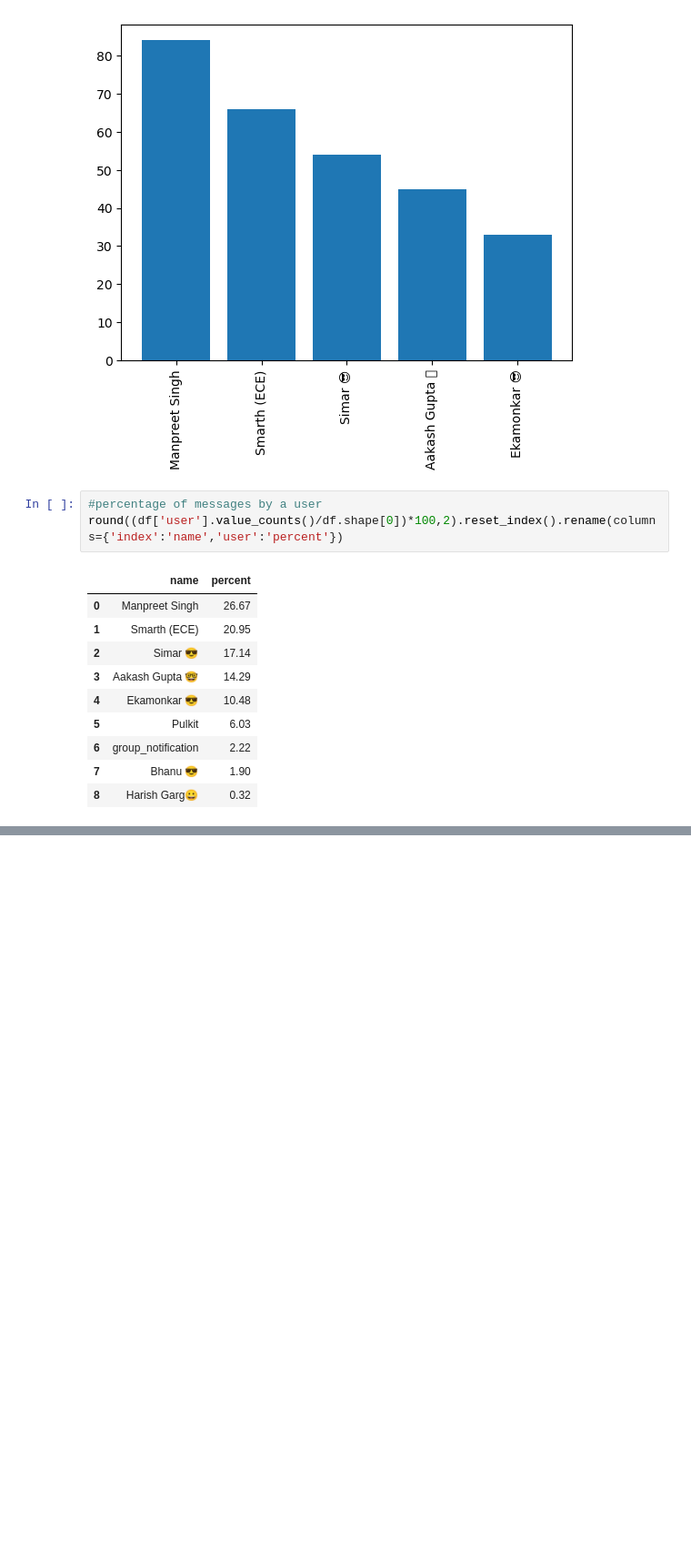
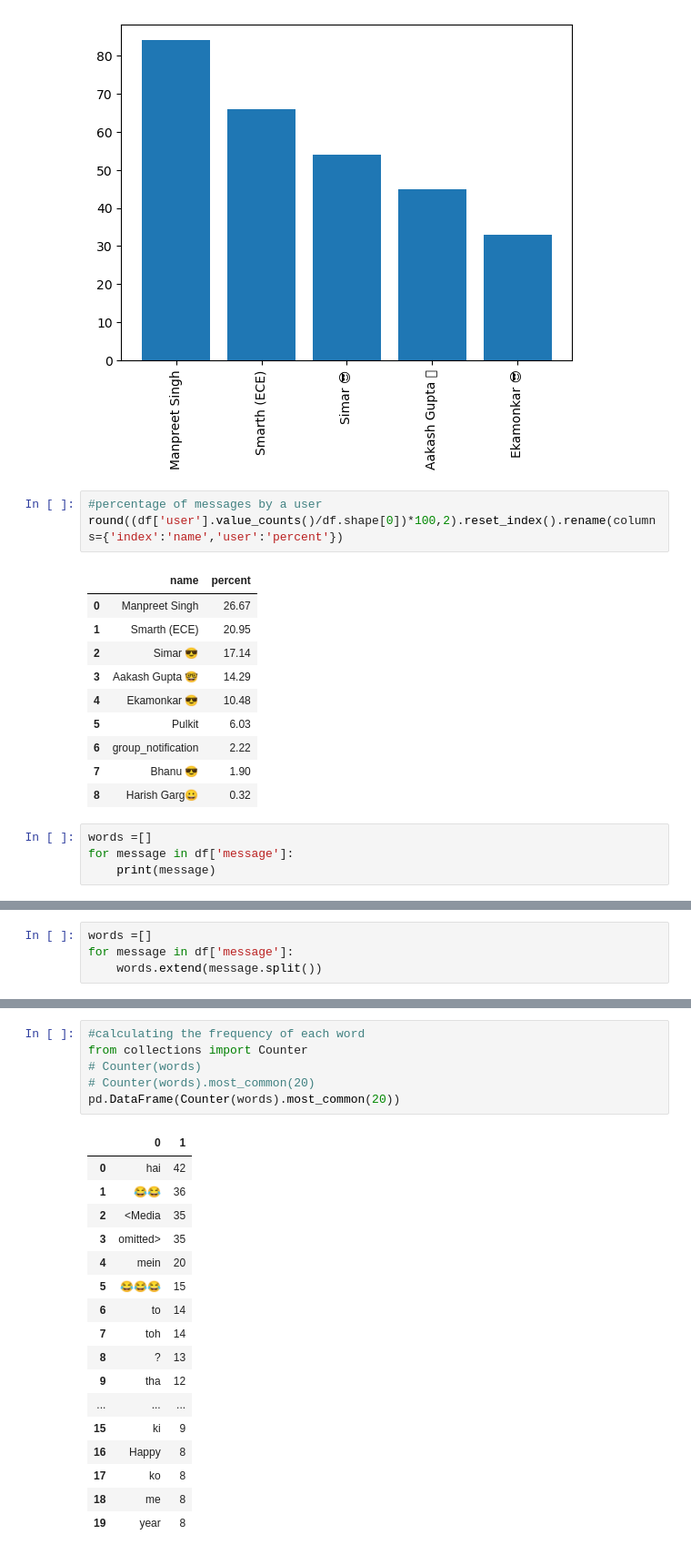
Before and after one commit to Tracer786/WhatsApp-Chat-Analyzer, a Jupyter notebook: WhatsApp Chat Analysis.ipynb, the cells around one changed output, grey strips where cells are left out. Shown: that part at 91% size. Cells and saved outputs as stored; diff of their text form; blank space fills up the shorter version.

Commit message:
Word Frequency (Jyputer)
Calculating the frequency of each word

```diff
--- a/WhatsApp Chat Analysis.ipynb
+++ b/WhatsApp Chat Analysis.ipynb
@@ -379,3 +379,7 @@ round((df['user'].value_counts()/df.shape[0])*100,2).reset_index().rename(column
 | 6 | group_notification | 2.22 |
 | 7 | Bhanu 😎 | 1.90 |
 | 8 | Harish Garg😀 | 0.32 |
+# %%
+words =[]
+for message in df['message']:
+    print(message)
@@ -381,0 +404,4 @@ round((df['user'].value_counts()/df.shape[0])*100,2).reset_index().rename(column
+# %%
+words =[]
+for message in df['message']:
+    words.extend(message.split())
@@ -381,0 +428,24 @@ round((df['user'].value_counts()/df.shape[0])*100,2).reset_index().rename(column
+# %%
+#calculating the frequency of each word
+from collections import Counter
+# Counter(words)
+# Counter(words).most_common(20)
+pd.DataFrame(Counter(words).most_common(20))
+# %% [output]
+|  | 0 | 1 |
+| 0 | hai | 42 |
+| 1 | 😂😂 | 36 |
+| 2 | <Media | 35 |
+| 3 | omitted> | 35 |
+| 4 | mein | 20 |
+| 5 | 😂😂😂 | 15 |
+| 6 | to | 14 |
+| 7 | toh | 14 |
+| 8 | ? | 13 |
+| 9 | tha | 12 |
+| ... | ... | ... |
+| 15 | ki | 9 |
+| 16 | Happy | 8 |
+| 17 | ko | 8 |
+| 18 | me | 8 |
+| 19 | year | 8 |
```
Also changed, not shown: parts of 2 cells of this notebook, 1 other file.
